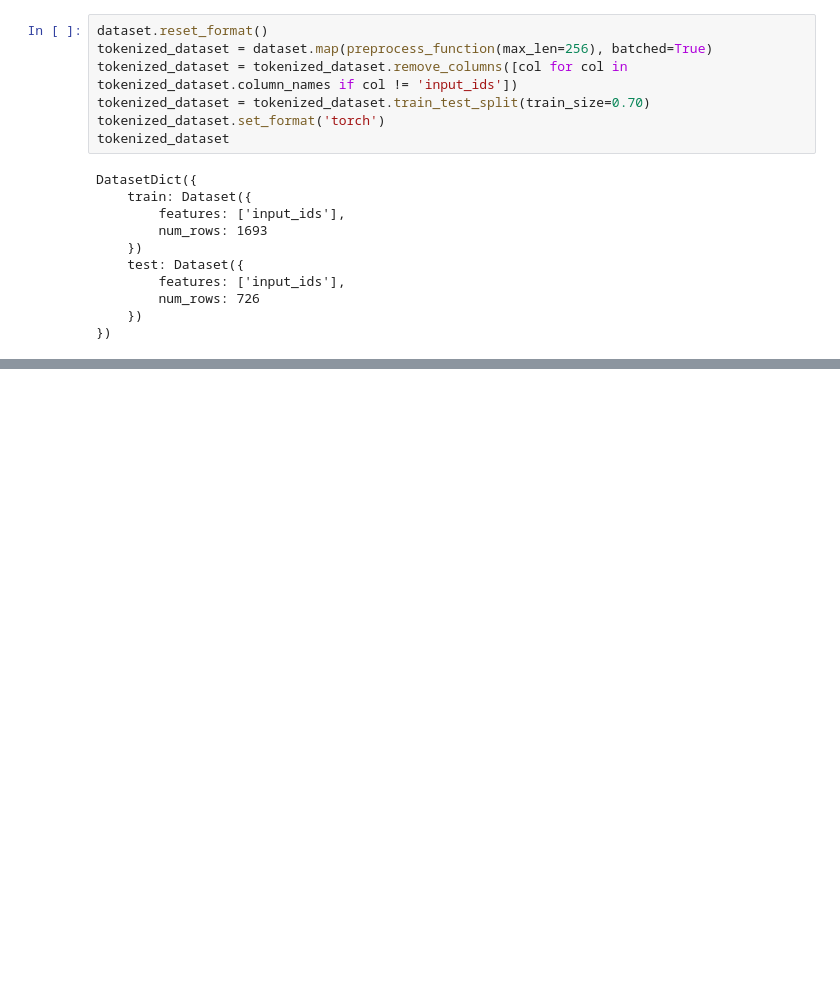
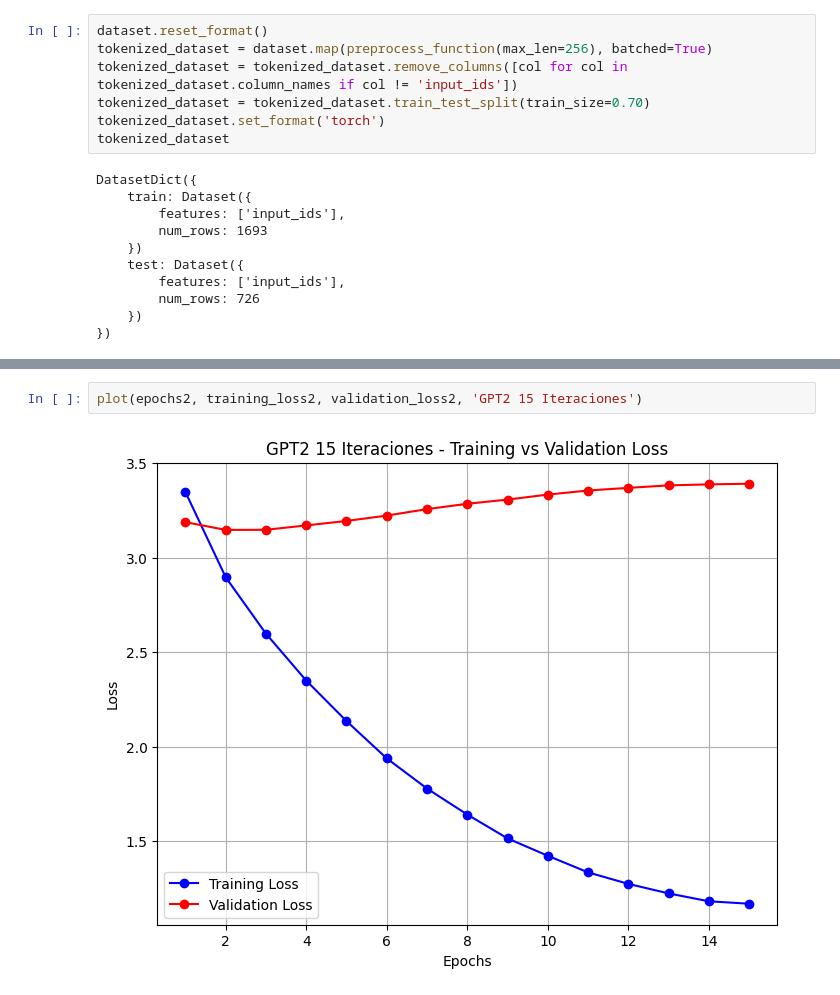
Before and after one commit to LeandroLopez013/Generacion-de-comentarios-humoristicos-con-gpt-2, a Jupyter notebook: fine_tuning.ipynb, the cells around one changed output, grey strips where cells are left out. Cells and saved outputs as stored; diff of their text form; blank space fills up the shorter version.

```diff
--- a/fine_tuning.ipynb
+++ b/fine_tuning.ipynb
@@ -202,0 +255,4 @@ best = 10
+# %%
+plot(epochs2, training_loss2, validation_loss2, 'GPT2 15 Iteraciones')
+# %% [output]
+[figure, added]
```
Also changed, not shown: parts of 22 cells of this notebook, 1 other file.
